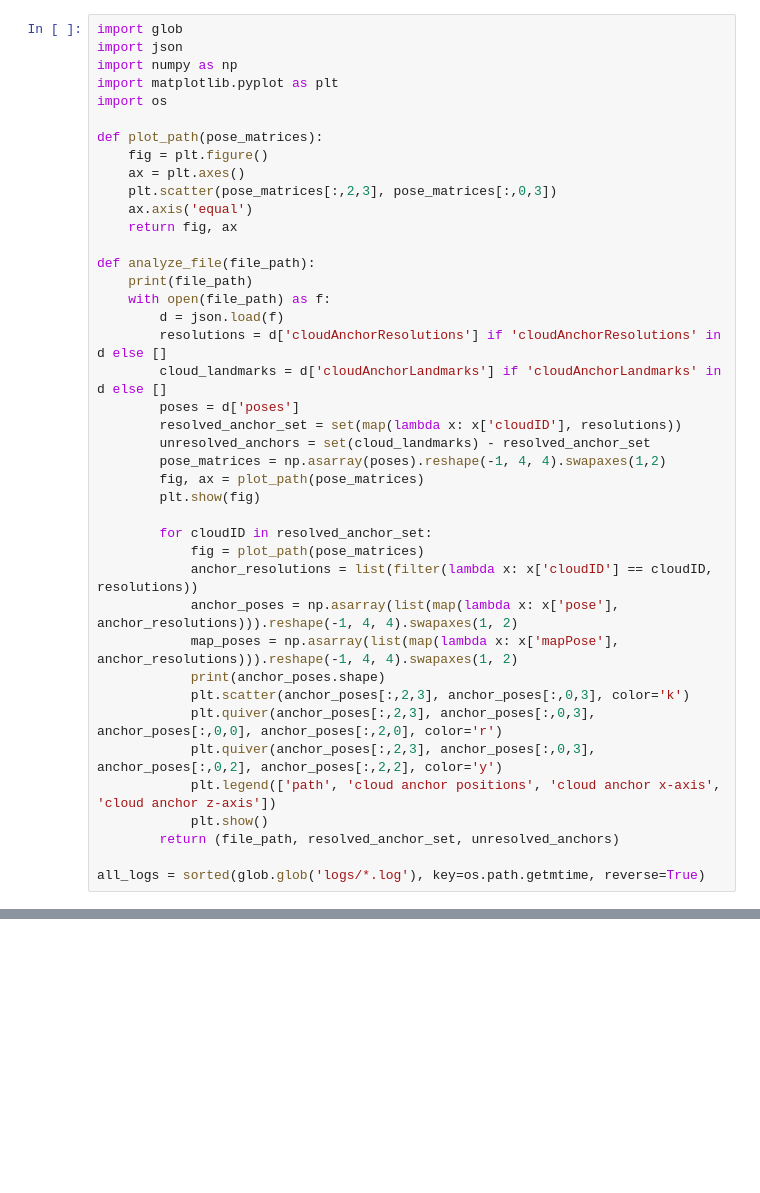
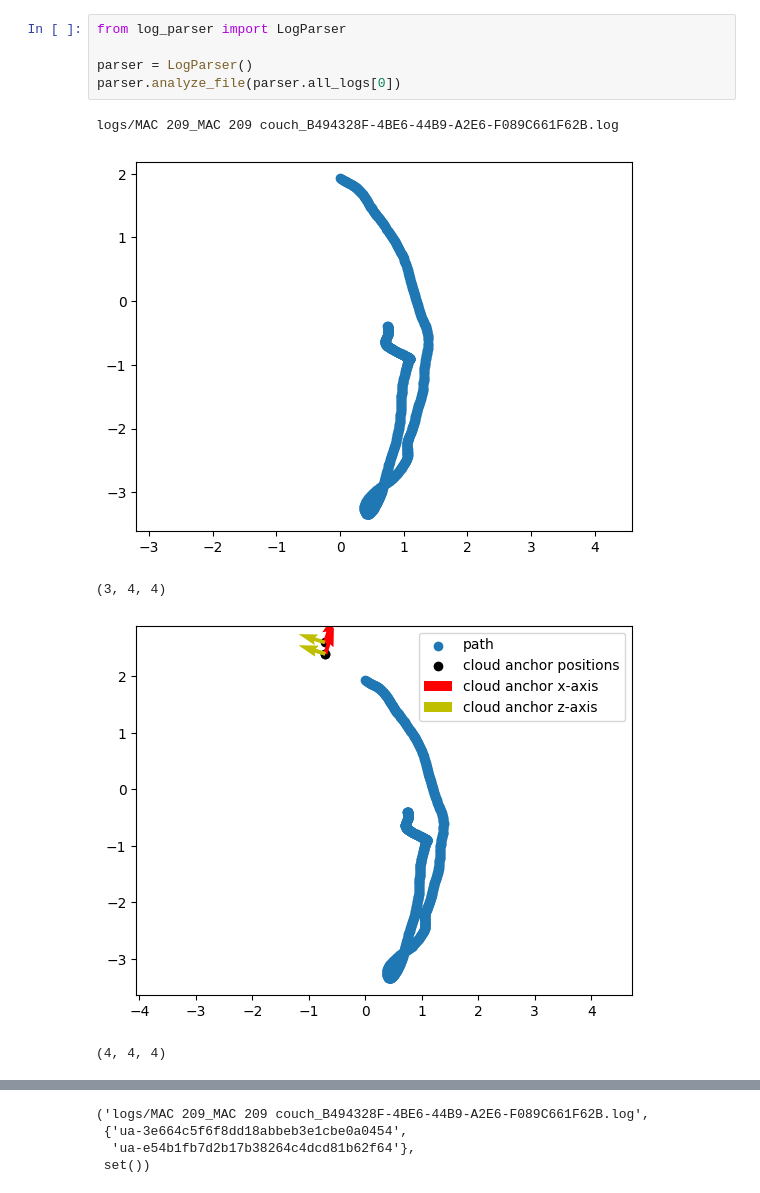
Before and after one commit to occamLab/CloudAnchorBenchmarking, a Jupyter notebook: Check Cloud Anchors.ipynb, the cells around one changed output, grey strips where cells are left out. Saved outputs shown, nothing was run; the diff lists cells and outputs as text; blank space fills up the shorter version.

Commit message:
refactored parser

```diff
--- a/Check Cloud Anchors.ipynb
+++ b/Check Cloud Anchors.ipynb
@@ -1,41 +1,11 @@
 # %%
-import glob
-import json
-import numpy as np
-import matplotlib.pyplot as plt
-import os
+from log_parser import LogParser
 
-def plot_path(pose_matrices):
-    fig = plt.figure()
-    ax = plt.axes()
-    plt.scatter(pose_matrices[:,2,3], pose_matrices[:,0,3])
-    ax.axis('equal')
-    return fig, ax
-
-def analyze_file(file_path):
-    print(file_path)
-    with open(file_path) as f:
-        d = json.load(f)
-        resolutions = d['cloudAnchorResolutions'] if 'cloudAnchorResolutions' in d else []
-        cloud_landmarks = d['cloudAnchorLandmarks'] if 'cloudAnchorLandmarks' in d else []
-        poses = d['poses']
-        resolved_anchor_set = set(map(lambda x: x['cloudID'], resolutions))
-        unresolved_anchors = set(cloud_landmarks) - resolved_anchor_set
-        pose_matrices = np.asarray(poses).reshape(-1, 4, 4).swapaxes(1,2)
-        fig, ax = plot_path(pose_matrices)
-        plt.show(fig)
-
-        for cloudID in resolved_anchor_set:
-            fig = plot_path(pose_matrices)
-            anchor_resolutions = list(filter(lambda x: x['cloudID'] == cloudID, resolutions))
-            anchor_poses = np.asarray(list(map(lambda x: x['pose'], anchor_resolutions))).reshape(-1, 4, 4).swapaxes(1, 2)
-            map_poses = np.asarray(list(map(lambda x: x['mapPose'], anchor_resolutions))).reshape(-1, 4, 4).swapaxes(1, 2)
-            print(anchor_poses.shape)
-            plt.scatter(anchor_poses[:,2,3], anchor_poses[:,0,3], color='k')
-            plt.quiver(anchor_poses[:,2,3], anchor_poses[:,0,3], anchor_poses[:,0,0], anchor_poses[:,2,0], color='r')
-            plt.quiver(anchor_poses[:,2,3], anchor_poses[:,0,3], anchor_poses[:,0,2], anchor_poses[:,2,2], color='y')
-            plt.legend(['path', 'cloud anchor positions', 'cloud anchor x-axis', 'cloud anchor z-axis'])
-            plt.show()
-        return (file_path, resolved_anchor_set, unresolved_anchors)
-
-all_logs = sorted(glob.glob('logs/*.log'), key=os.path.getmtime, reverse=True)
+parser = LogParser()
+parser.analyze_file(parser.all_logs[0])
+# %% [output]
+logs/MAC 209_MAC 209 couch_B494328F-4BE6-44B9-A2E6-F089C661F62B.log
+[figure, added]
+(3, 4, 4)
+[figure, added]
+(4, 4, 4)
@@ -42,3 +13,7 @@ all_logs = sorted(glob.glob('logs/*.log'), key=os.path.getmtime, reverse=True)
+('logs/MAC 209_MAC 209 couch_B494328F-4BE6-44B9-A2E6-F089C661F62B.log',
+ {'ua-3e664c5f6f8dd18abbeb3e1cbe0a0454',
+  'ua-e54b1fb7d2b17b38264c4dcd81b62f64'},
+ set())
 # %%
 from ipywidgets import interact, interactive, fixed, interact_manual
 import ipywidgets as widgets
```
Also changed, not shown: parts of 2 cells of this notebook, 1 other file.
